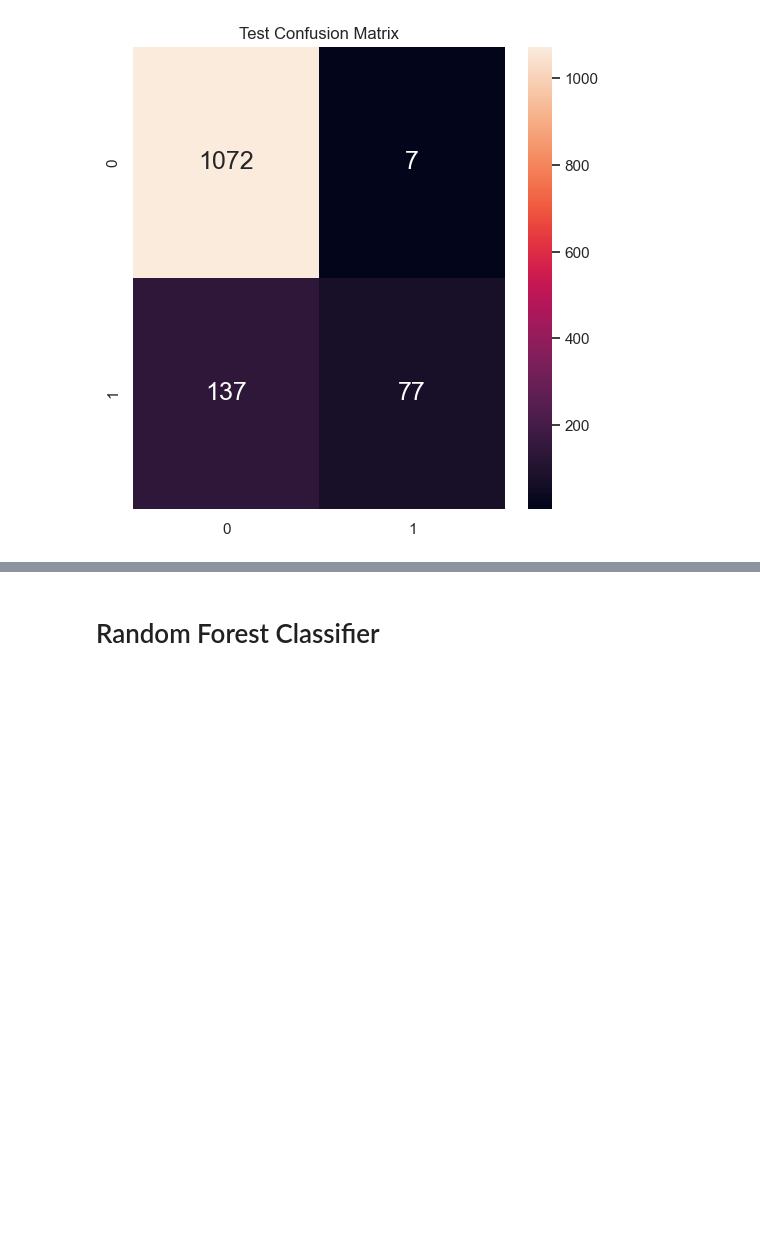
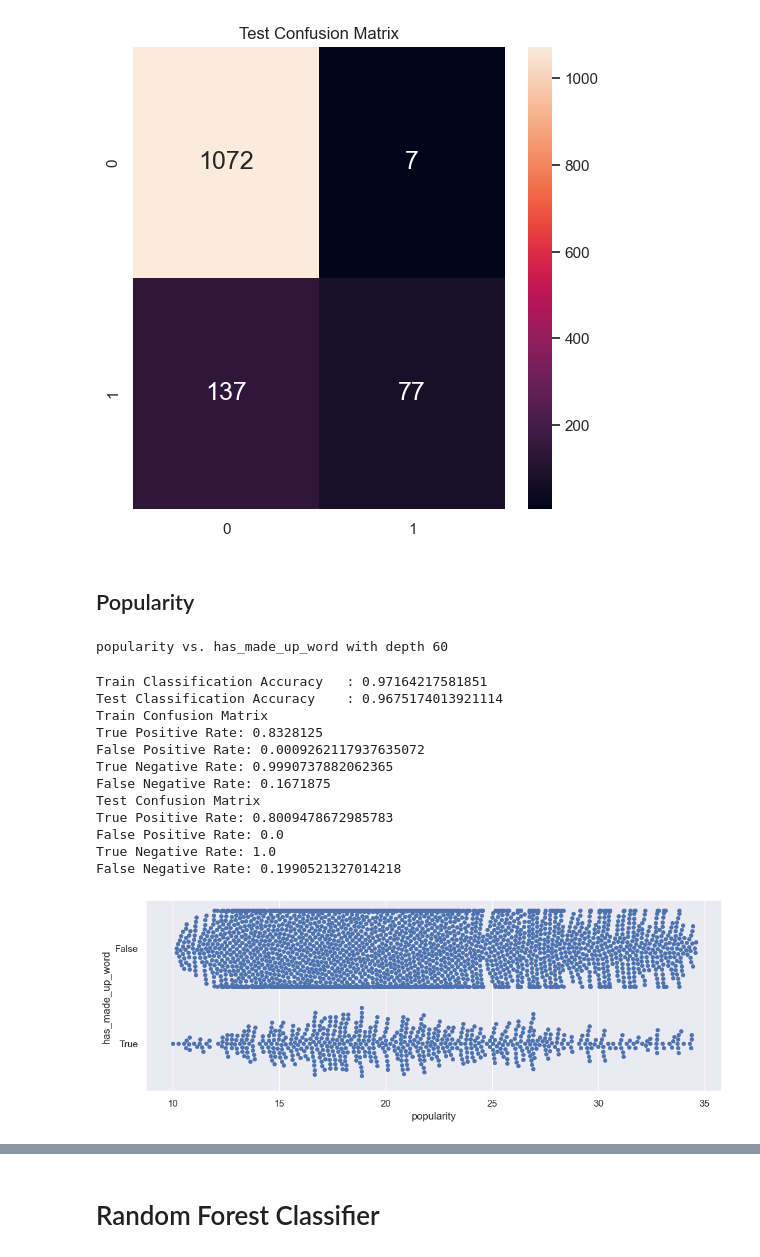
Before and after one commit to ChristopherOka/SC1015-mini-project, a Jupyter notebook: scripts/model.ipynb, the cells around one changed output, grey strips where cells are left out. Drawn from its saved outputs; the diff is of its cells as text; code cells hidden in the pictures; blank space fills up the shorter version.

```diff
--- a/scripts/model.ipynb
+++ b/scripts/model.ipynb
@@ -442,3 +467,24 @@ False Negative Rate: 0.6401869158878505
 [figure]
 [figure]
 [figure]
+# %% [markdown]
+## Popularity
+# %%
+has_made_up_word_class_tree = generateClassificationTree(data,"popularity",  "has_made_up_word", 60, ["No", "Yes"])
+generateConfusionMatrix(has_made_up_word_class_tree['response_train'], has_made_up_word_class_tree['response_train_pred'], "Train Confusion Matrix")
+generateConfusionMatrix(has_made_up_word_class_tree['response_test'], has_made_up_word_class_tree['response_test_pred'], "Test Confusion Matrix")
+# %% [output]
+popularity vs. has_made_up_word with depth 60
+Train Classification Accuracy   : 0.97164217581851
+Test Classification Accuracy    : 0.9675174013921114
+Train Confusion Matrix
+True Positive Rate: 0.8328125
+False Positive Rate: 0.0009262117937635072
+True Negative Rate: 0.9990737882062365
+False Negative Rate: 0.1671875
+Test Confusion Matrix
+True Positive Rate: 0.8009478672985783
+False Positive Rate: 0.0
+True Negative Rate: 1.0
+False Negative Rate: 0.1990521327014218
+[figure, added]
```
Also changed, not shown: parts of 15 cells of this notebook.
